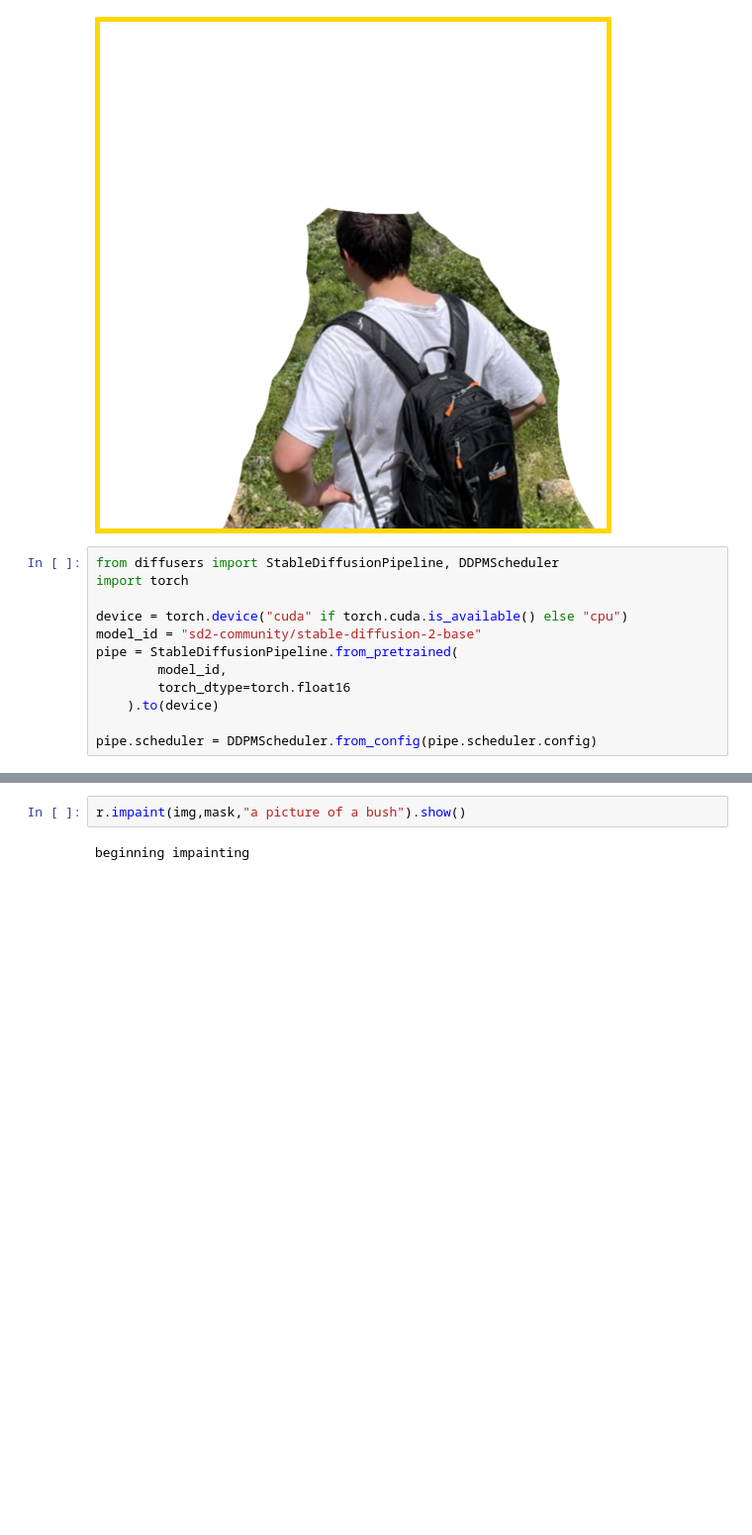
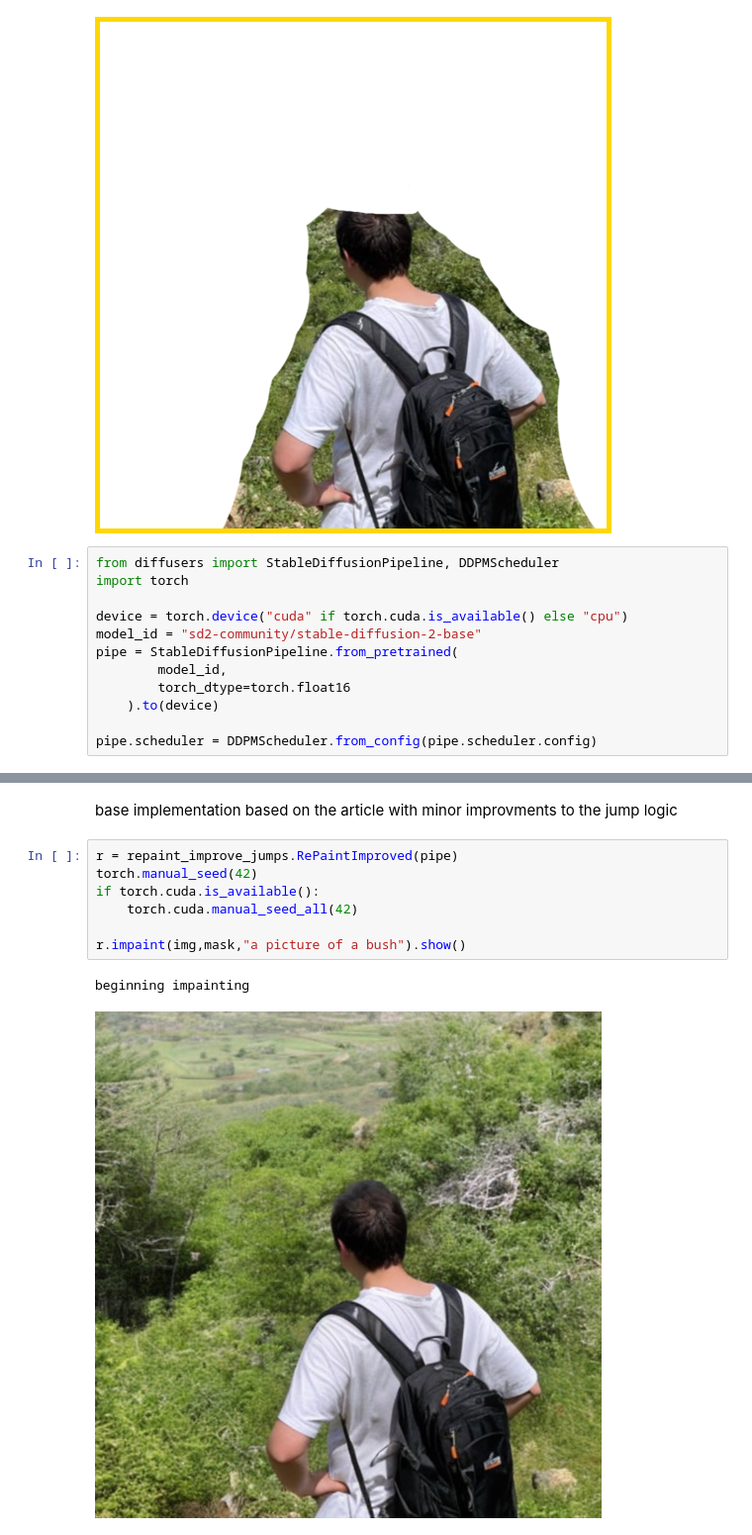
Before and after one commit to WazWazMan/DEPP_F, a Jupyter notebook: Project.ipynb, the cells around one changed output, grey strips where cells are left out. Shown at 99% size. Drawn from its saved outputs; the diff is of its cells as text; blank space fills up the shorter version.

```diff
--- a/Project.ipynb
+++ b/Project.ipynb
@@ -30,4 +39,12 @@ if torch.cuda.is_available():
+# %% [markdown]
+base implementation based on the article with minor improvments to the jump logic
 # %%
+r = repaint_improve_jumps.RePaintImproved(pipe)
+torch.manual_seed(42)
+if torch.cuda.is_available():
+    torch.cuda.manual_seed_all(42)
+
 r.impaint(img,mask,"a picture of a bush").show()
 # %% [output]
 beginning impainting
+[figure, added]
```
Also changed, not shown: parts of 9 cells of this notebook, 38 other files.
